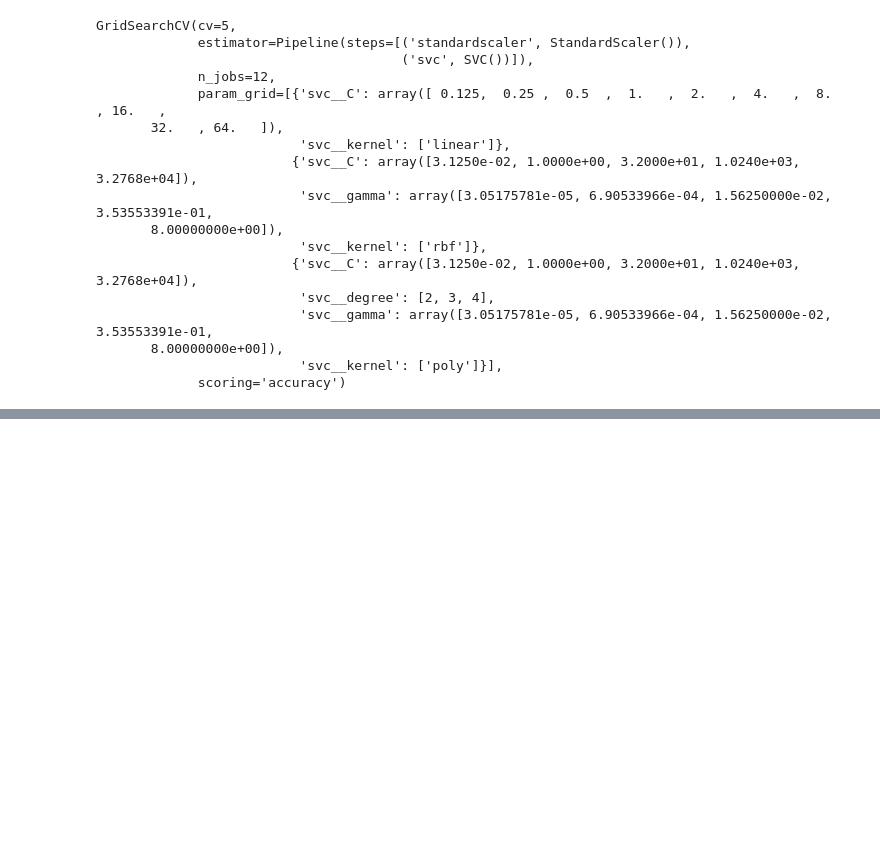
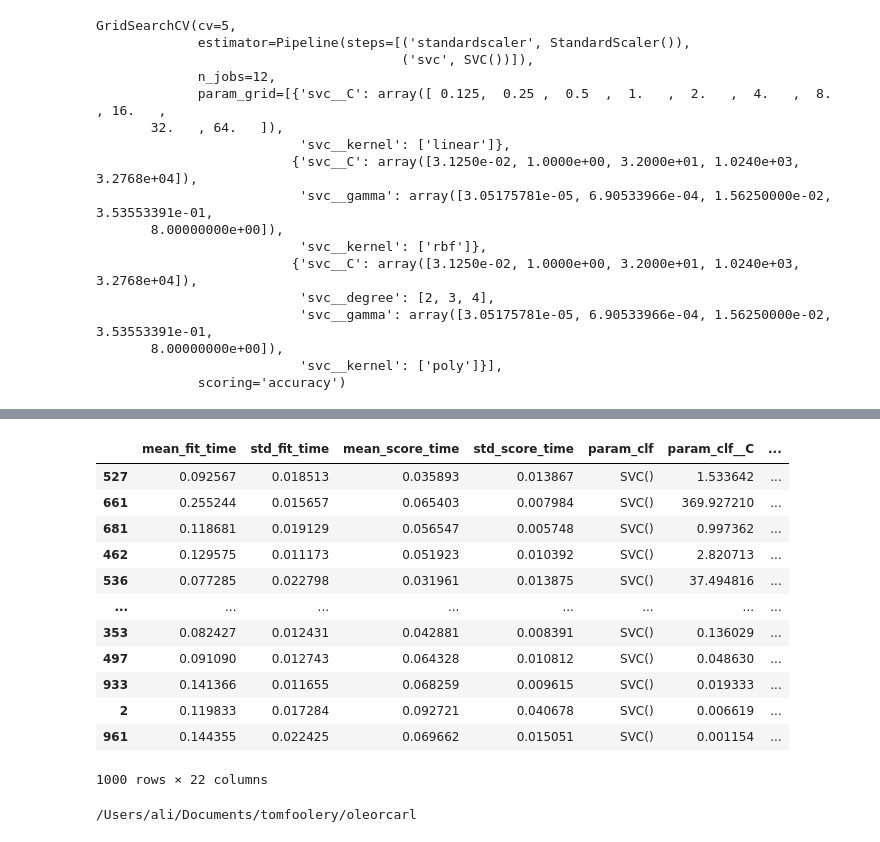
Before and after one commit to alipatti/ole-or-carl, a Jupyter notebook: notebooks/scratchv2.ipynb, the cells around one changed output, grey strips where cells are left out. Cells and saved outputs as stored; diff of their text form; code cells hidden in the pictures; blank space fills up the shorter version.

```diff
--- a/notebooks/scratchv2.ipynb
+++ b/notebooks/scratchv2.ipynb
@@ -99,0 +150,25 @@ from sklearn.model_selection import LeaveOneOut
+# %%
+import pandas as pd
+
+from src.settings import GRID_SEARCH_RESULTS_PATH
+
+df = pd.read_csv(GRID_SEARCH_RESULTS_PATH, index_col=0)
+df
+# %% [output]
+|  | mean_fit_time | std_fit_time | mean_score_time | std_score_time | param_clf | param_clf__C | ... |
+| 527 | 0.092567 | 0.018513 | 0.035893 | 0.013867 | SVC() | 1.533642 | ... |
+| 661 | 0.255244 | 0.015657 | 0.065403 | 0.007984 | SVC() | 369.927210 | ... |
+| 681 | 0.118681 | 0.019129 | 0.056547 | 0.005748 | SVC() | 0.997362 | ... |
+| 462 | 0.129575 | 0.011173 | 0.051923 | 0.010392 | SVC() | 2.820713 | ... |
+| 536 | 0.077285 | 0.022798 | 0.031961 | 0.013875 | SVC() | 37.494816 | ... |
+| ... | ... | ... | ... | ... | ... | ... | ... |
+| 353 | 0.082427 | 0.012431 | 0.042881 | 0.008391 | SVC() | 0.136029 | ... |
+| 497 | 0.091090 | 0.012743 | 0.064328 | 0.010812 | SVC() | 0.048630 | ... |
+| 933 | 0.141366 | 0.011655 | 0.068259 | 0.009615 | SVC() | 0.019333 | ... |
+| 2 | 0.119833 | 0.017284 | 0.092721 | 0.040678 | SVC() | 0.006619 | ... |
+| 961 | 0.144355 | 0.022425 | 0.069662 | 0.015051 | SVC() | 0.001154 | ... |
+1000 rows × 22 columns
+# %%
+cd ..
+# %% [output]
+/Users/ali/Documents/tomfoolery/oleorcarl
```
Also changed, not shown: parts of 7 cells of this notebook, 29 other files.
